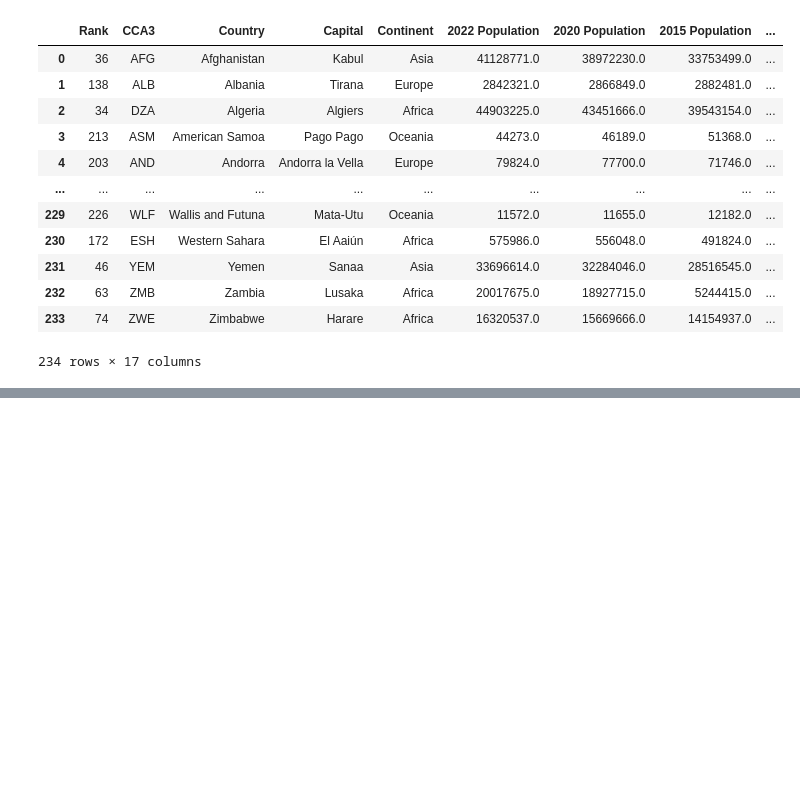
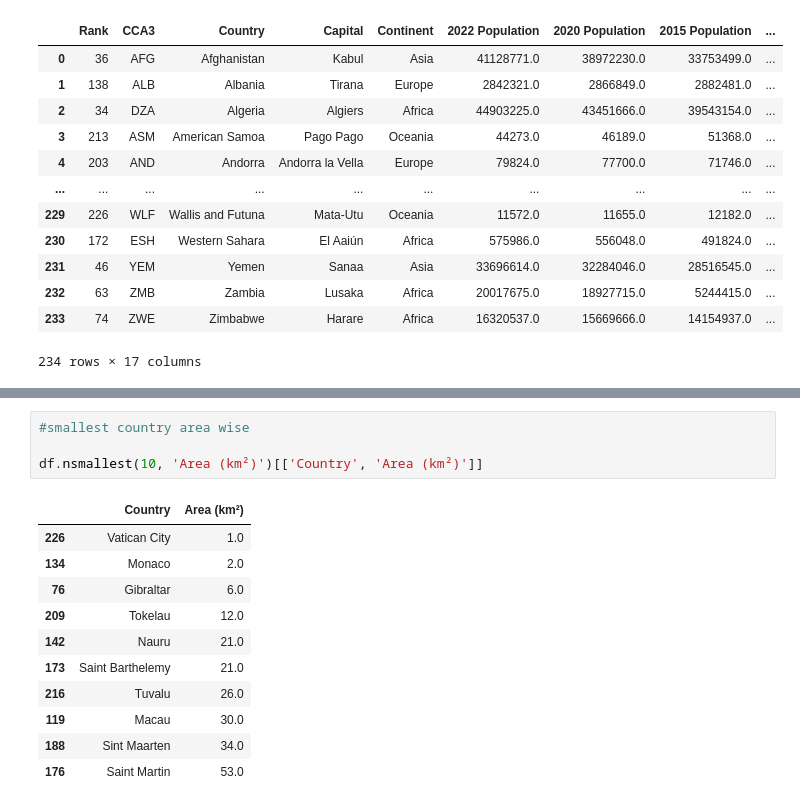
Before and after one commit to akyadav-dev/Data-Analyst-project, a Jupyter notebook: AyushKumarYadav2026B01010475.ipynb, the cells around one changed output, grey strips where cells are left out. Drawn from its saved outputs; the diff is of its cells as text; blank space fills up the shorter version.

```diff
--- a/AyushKumarYadav2026B01010475.ipynb
+++ b/AyushKumarYadav2026B01010475.ipynb
@@ -253,0 +275,16 @@ df
+# %%
+#smallest country area wise
+
+df.nsmallest(10, 'Area (km²)')[['Country', 'Area (km²)']]
+# %% [output]
+|  | Country | Area (km²) |
+| 226 | Vatican City | 1.0 |
+| 134 | Monaco | 2.0 |
+| 76 | Gibraltar | 6.0 |
+| 209 | Tokelau | 12.0 |
+| 142 | Nauru | 21.0 |
+| 173 | Saint Barthelemy | 21.0 |
+| 216 | Tuvalu | 26.0 |
+| 119 | Macau | 30.0 |
+| 188 | Sint Maarten | 34.0 |
+| 176 | Saint Martin | 53.0 |
```
Also changed, not shown: parts of 7 cells of this notebook, 2 other files.
